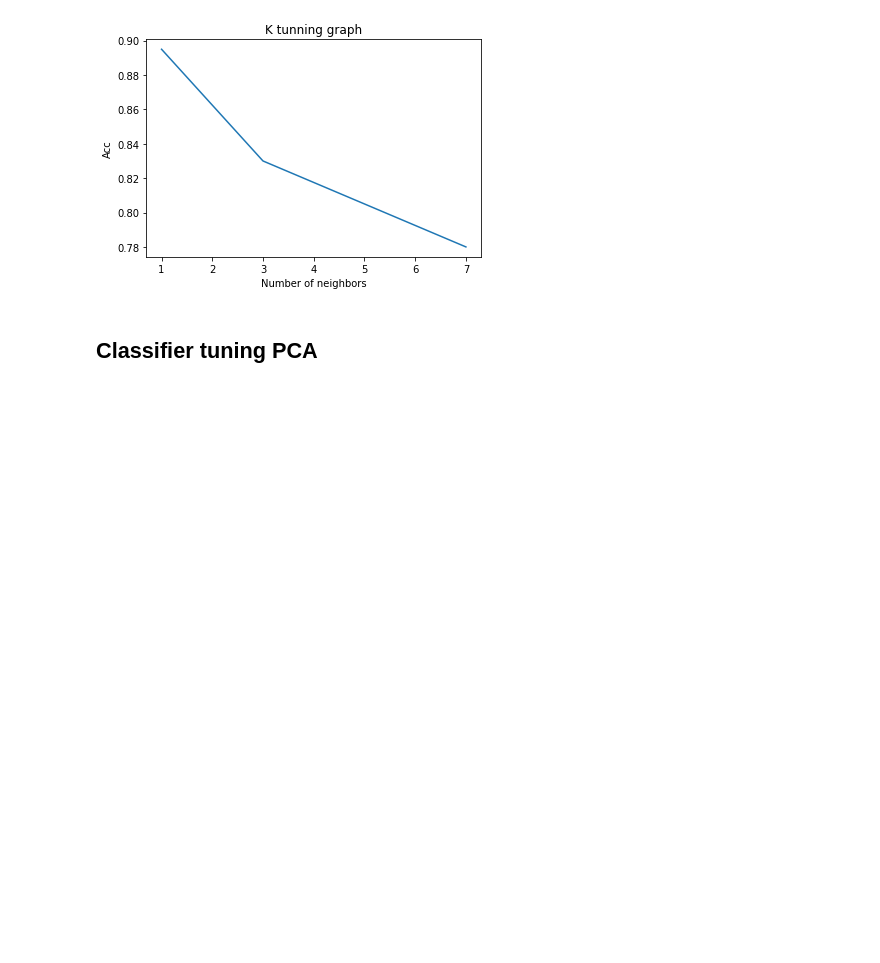
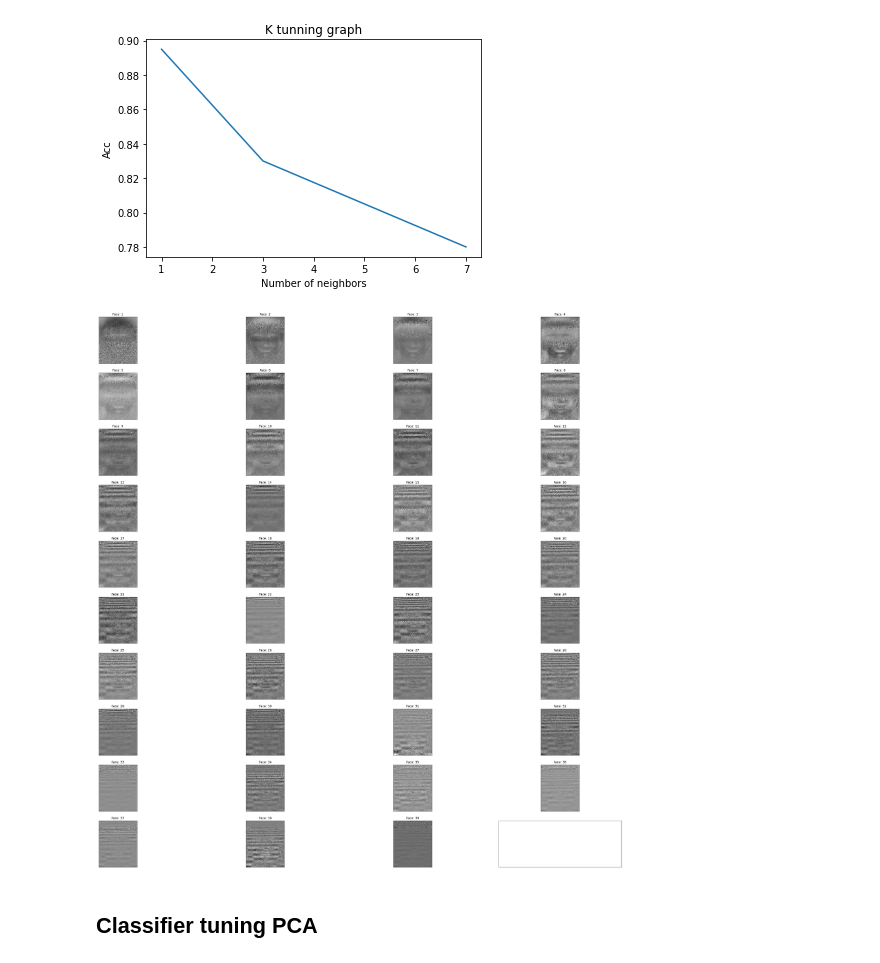
Before and after one commit to 74Mazen74/Face-Recognition, a Jupyter notebook: Assignment_1_PR.ipynb, the cells around one changed output. Saved outputs shown, nothing was run; the diff lists cells and outputs as text; code cells hidden in the pictures; blank space fills up the shorter version.

```diff
--- a/Assignment_1_PR.ipynb
+++ b/Assignment_1_PR.ipynb
@@ -314,6 +314,20 @@ Acc at K = 3: 83.0 %
 Acc at K = 5: 80.5 %
 Acc at K = 7: 78.0 %
 [figure]
+# %%
+def eigen_faces(eigen_vectors):
+    fig, axes = plt.subplots(10, 4, figsize=(40, 40),
+                            subplot_kw={'xticks':[], 'yticks':[] })
+    for i, ax in enumerate(axes.flat):
+        if i >= 39:
+            break
+        ax.imshow(eigen_vectors[i].reshape(112, 92), cmap='gray')
+        ax.set_title('Face: {}'.format(i+1))
+    plt.show()
+# %%
+eigen_faces(U)
+# %% [output]
+[figure, added]
 # %% [markdown]
 ## Classifier tuning PCA
 # %%
```
